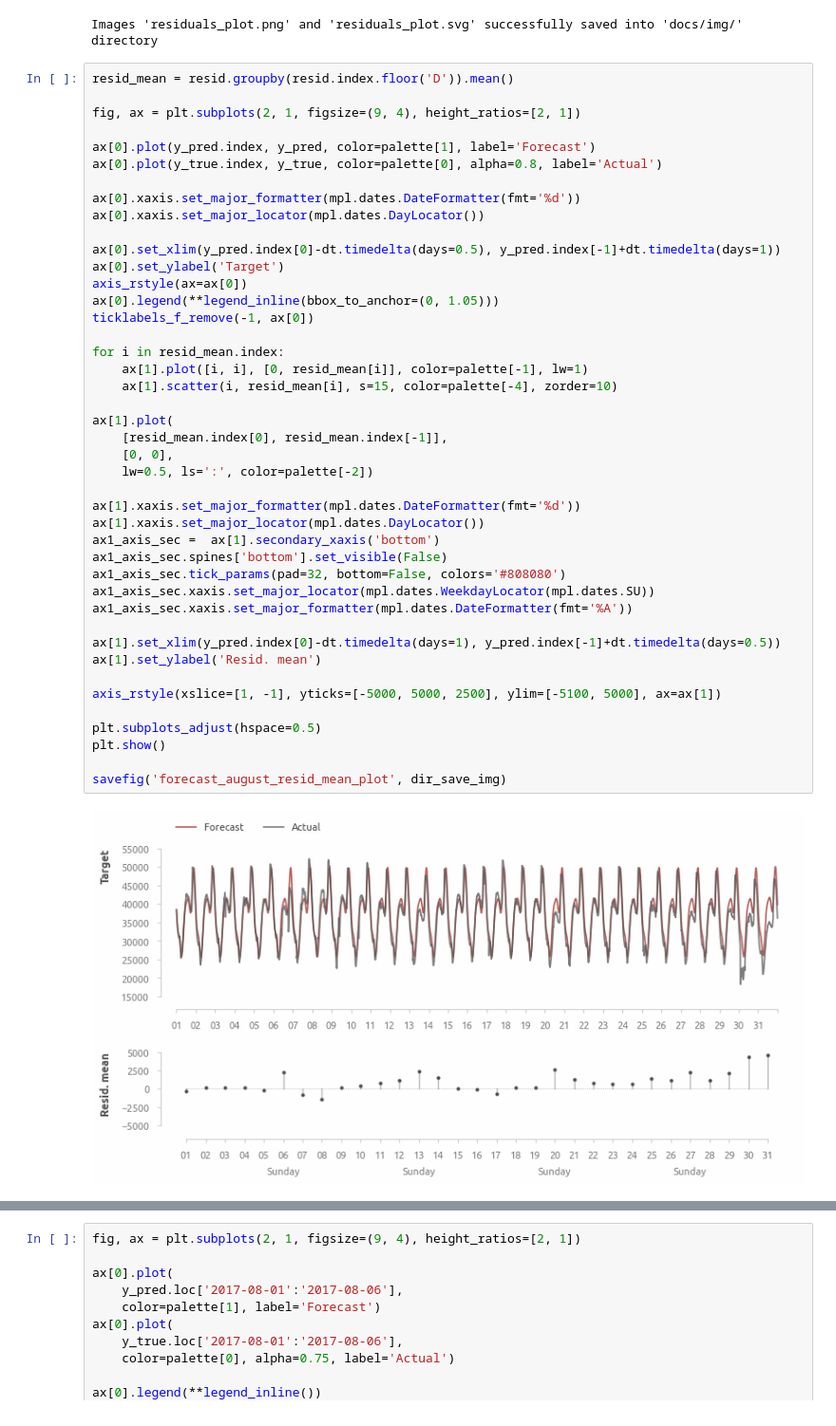
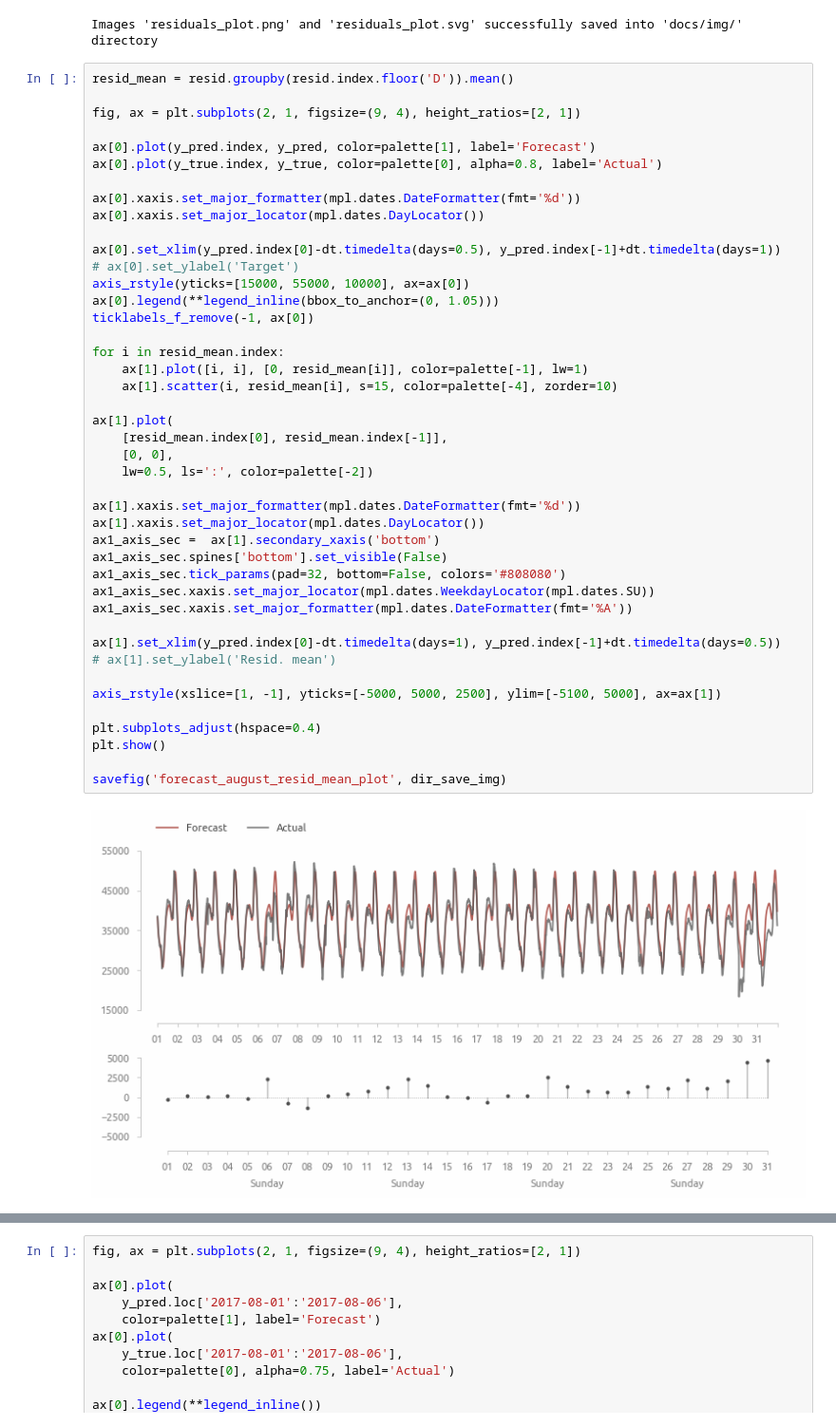
Before and after one commit to a-chasovsky/electric-power-consumption, a Jupyter notebook: 03-base-model.ipynb, the cells around one changed output, grey strips where cells are left out. Shown at 95% size. Cells and saved outputs as stored; diff of their text form.

```diff
--- a/03-base-model.ipynb
+++ b/03-base-model.ipynb
@@ -1595,39 +1595,39 @@ ax[0].xaxis.set_major_formatter(mpl.dates.DateFormatter(fmt='%d'))
 ax[0].xaxis.set_major_locator(mpl.dates.DayLocator())
 
 ax[0].set_xlim(y_pred.index[0]-dt.timedelta(days=0.5), y_pred.index[-1]+dt.timedelta(days=1))
-ax[0].set_ylabel('Target')
-axis_rstyle(ax=ax[0])
+# ax[0].set_ylabel('Target')
+axis_rstyle(yticks=[15000, 55000, 10000], ax=ax[0])
 ax[0].legend(**legend_inline(bbox_to_anchor=(0, 1.05)))
 ticklabels_f_remove(-1, ax[0])
 
 for i in resid_mean.index:
     ax[1].plot([i, i], [0, resid_mean[i]], color=palette[-1], lw=1)
     ax[1].scatter(i, resid_mean[i], s=15, color=palette[-4], zorder=10)
 
 ax[1].plot(
     [resid_mean.index[0], resid_mean.index[-1]],
     [0, 0],
     lw=0.5, ls=':', color=palette[-2])
 
 ax[1].xaxis.set_major_formatter(mpl.dates.DateFormatter(fmt='%d'))
 ax[1].xaxis.set_major_locator(mpl.dates.DayLocator())
 ax1_axis_sec =  ax[1].secondary_xaxis('bottom')
 ax1_axis_sec.spines['bottom'].set_visible(False)
 ax1_axis_sec.tick_params(pad=32, bottom=False, colors='#808080')
 ax1_axis_sec.xaxis.set_major_locator(mpl.dates.WeekdayLocator(mpl.dates.SU))
 ax1_axis_sec.xaxis.set_major_formatter(mpl.dates.DateFormatter(fmt='%A'))
 
 ax[1].set_xlim(y_pred.index[0]-dt.timedelta(days=1), y_pred.index[-1]+dt.timedelta(days=0.5))
-ax[1].set_ylabel('Resid. mean')
+# ax[1].set_ylabel('Resid. mean')
 
 axis_rstyle(xslice=[1, -1], yticks=[-5000, 5000, 2500], ylim=[-5100, 5000], ax=ax[1])
 
-plt.subplots_adjust(hspace=0.5)
+plt.subplots_adjust(hspace=0.4)
 plt.show()
 
 savefig('forecast_august_resid_mean_plot', dir_save_img)
 # %% [output]
-[figure, old version]
+[figure, new version]
 Images 'forecast_august_resid_mean_plot.png' and 'forecast_august_resid_mean_plot.svg' successfully saved into 'docs/img/' directory
 # %%
 fig, ax = plt.subplots(2, 1, figsize=(9, 4), height_ratios=[2, 1])
```
Also changed, not shown: 3 other files.
